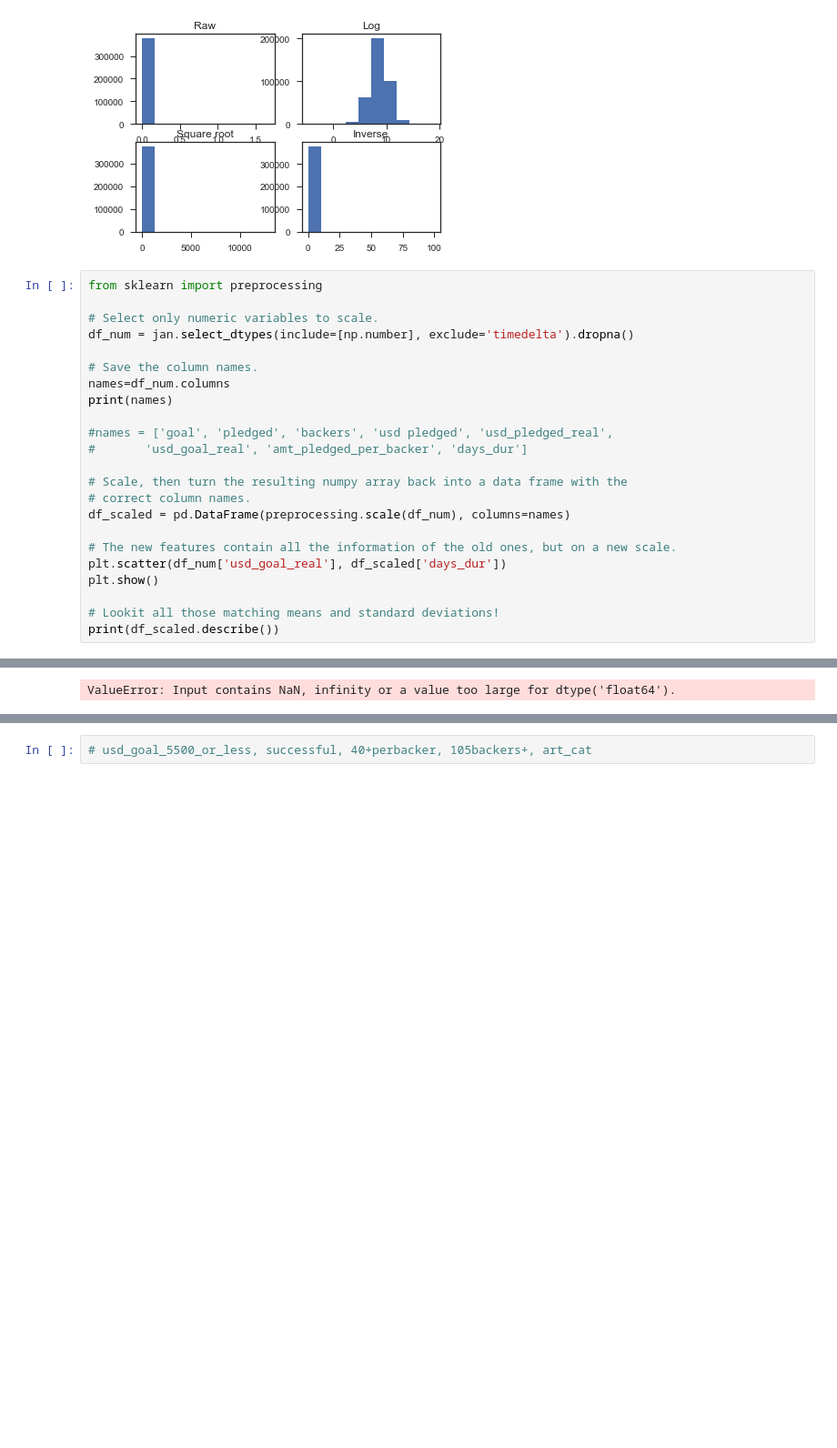
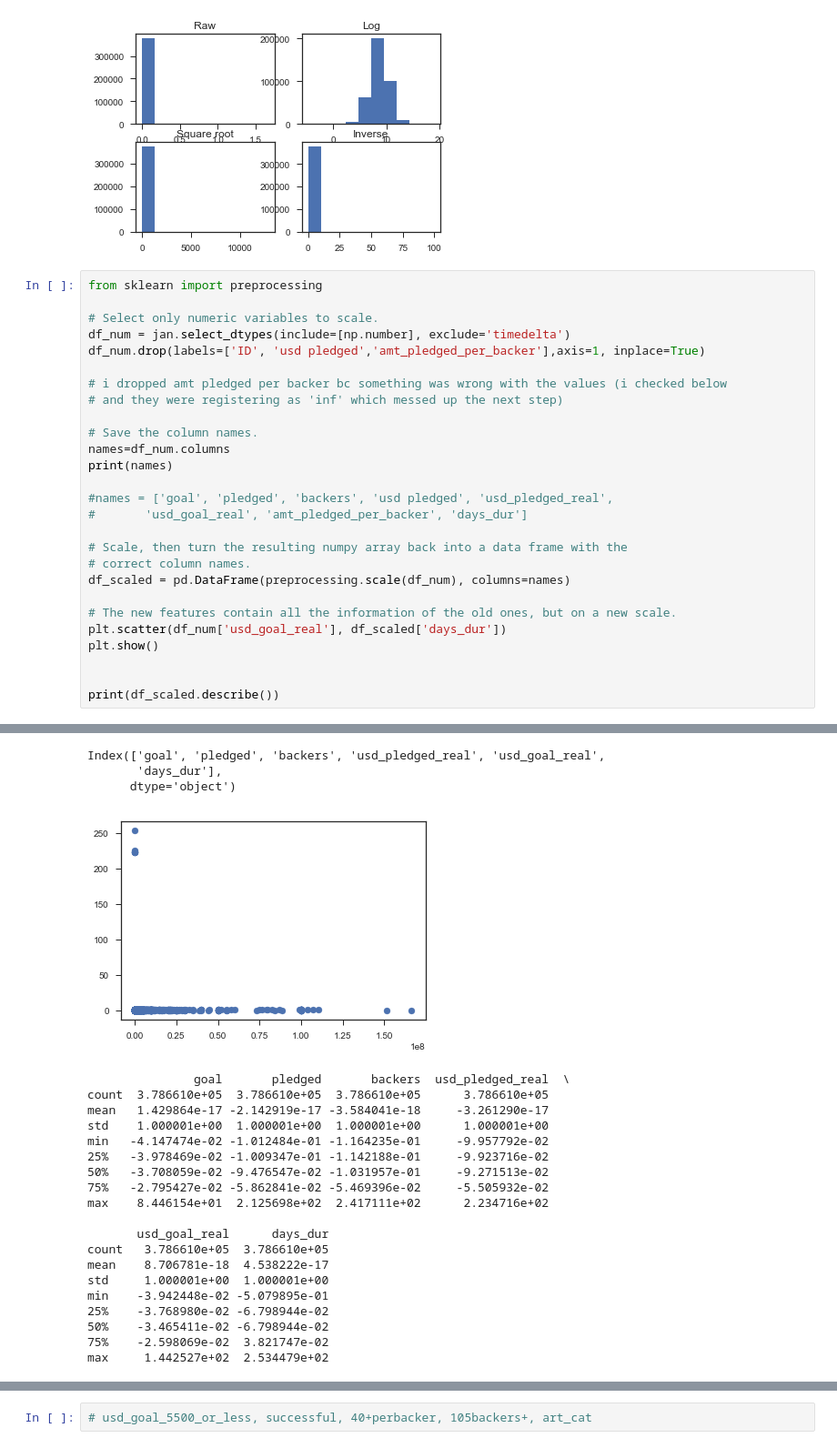
Before and after one commit to gemmaaa/lingdata, a Jupyter notebook: 2.1.8 Preparing a dataset for modeling.ipynb, the cells around one changed output, grey strips where cells are left out. Shown at 91% size. Saved outputs shown, nothing was run; the diff lists cells and outputs as text; blank space fills up the shorter version.

```diff
--- a/2.1.8 Preparing a dataset for modeling.ipynb
+++ b/2.1.8 Preparing a dataset for modeling.ipynb
@@ -576,7 +585,11 @@ usd_goal_real
 from sklearn import preprocessing
 
 # Select only numeric variables to scale.
-df_num = jan.select_dtypes(include=[np.number], exclude='timedelta').dropna()
+df_num = jan.select_dtypes(include=[np.number], exclude='timedelta')
+df_num.drop(labels=['ID', 'usd pledged','amt_pledged_per_backer'],axis=1, inplace=True)
+
+# i dropped amt pledged per backer bc something was wrong with the values (i checked below
+# and they were registering as 'inf' which messed up the next step)
 
 # Save the column names.
 names=df_num.columns
@@ -593,6 +606,6 @@ df_scaled = pd.DataFrame(preprocessing.scale(df_num), columns=names)
 plt.scatter(df_num['usd_goal_real'], df_scaled['days_dur'])
 plt.show()
 
-# Lookit all those matching means and standard deviations!
+
 print(df_scaled.describe())
 # %% [output]
@@ -602 +616,23 @@ Index(['ID', 'goal', 'pledged', 'backers', 'usd pledged', 'usd_pledged_real',
-ValueError: Input contains NaN, infinity or a value too large for dtype('float64').
+Index(['goal', 'pledged', 'backers', 'usd_pledged_real', 'usd_goal_real',
+       'days_dur'],
+      dtype='object')
+[figure, added]
+               goal       pledged       backers  usd_pledged_real  \
+count  3.786610e+05  3.786610e+05  3.786610e+05      3.786610e+05
+mean   1.429864e-17 -2.142919e-17 -3.584041e-18     -3.261290e-17
+std    1.000001e+00  1.000001e+00  1.000001e+00      1.000001e+00
+min   -4.147474e-02 -1.012484e-01 -1.164235e-01     -9.957792e-02
+25%   -3.978469e-02 -1.009347e-01 -1.142188e-01     -9.923716e-02
+50%   -3.708059e-02 -9.476547e-02 -1.031957e-01     -9.271513e-02
+75%   -2.795427e-02 -5.862841e-02 -5.469396e-02     -5.505932e-02
+max    8.446154e+01  2.125698e+02  2.417111e+02      2.234716e+02
+
+       usd_goal_real      days_dur
+count   3.786610e+05  3.786610e+05
+mean    8.706781e-18  4.538222e-17
+std     1.000001e+00  1.000001e+00
+min    -3.942448e-02 -5.079895e-01
+25%    -3.768980e-02 -6.798944e-02
+50%    -3.465411e-02 -6.798944e-02
+75%    -2.598069e-02  3.821747e-02
+max     1.442527e+02  2.534479e+02
```
Also changed, not shown: parts of 14 cells of this notebook.
